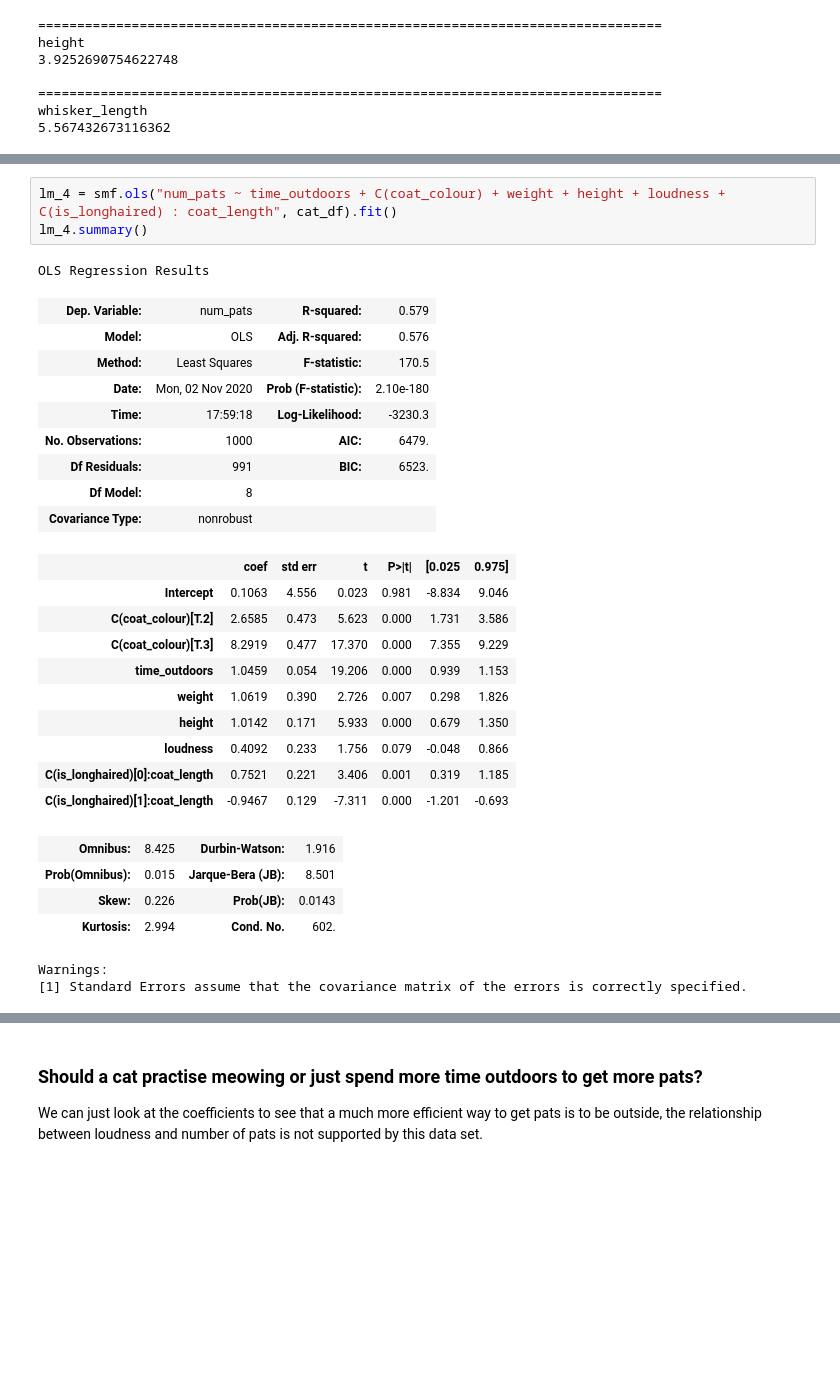
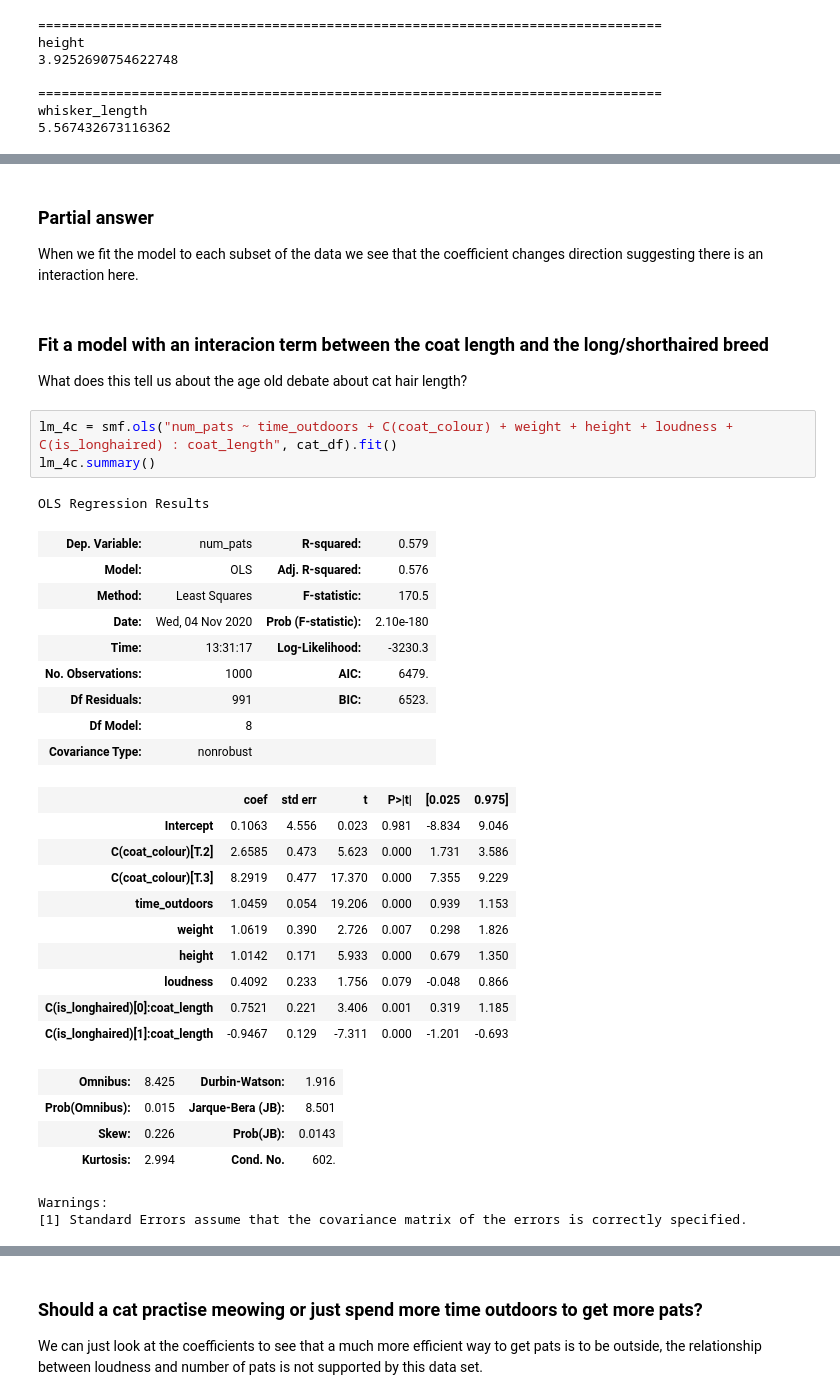
Before and after one commit to aezarebski/aas-extended-examples, a Jupyter notebook: example-2/example-2-answers.ipynb, the cells around one changed output, grey strips where cells are left out. Cells and saved outputs as stored; diff of their text form; blank space fills up the shorter version.

Commit message:
editing example 2 answers

```diff
--- a/example-2/example-2-answers.ipynb
+++ b/example-2/example-2-answers.ipynb
@@ -175,13 +269,21 @@ What do you notice about the $R^2$ when this modification has been made?
+# %% [markdown]
+### Partial answer
+
+When we fit the model to each subset of the data we see that the coefficient changes direction suggesting there is an interaction here.
+# %% [markdown]
+### Fit a model with an interacion term between the coat length and the long/shorthaired breed
+
+What does this tell us about the age old debate about cat hair length?
 # %%
-lm_4 = smf.ols("num_pats ~ time_outdoors + C(coat_colour) + weight + height + loudness + C(is_longhaired) : coat_length", cat_df).fit()
-lm_4.summary()
+lm_4c = smf.ols("num_pats ~ time_outdoors + C(coat_colour) + weight + height + loudness + C(is_longhaired) : coat_length", cat_df).fit()
+lm_4c.summary()
 # %% [output]
 OLS Regression Results
 | Dep. Variable: | num_pats | R-squared: | 0.579 |
 | Model: | OLS | Adj. R-squared: | 0.576 |
 | Method: | Least Squares | F-statistic: | 170.5 |
-| Date: | Mon, 02 Nov 2020 | Prob (F-statistic): | 2.10e-180 |
-| Time: | 17:59:18 | Log-Likelihood: | -3230.3 |
+| Date: | Wed, 04 Nov 2020 | Prob (F-statistic): | 2.10e-180 |
+| Time: | 13:31:17 | Log-Likelihood: | -3230.3 |
 | No. Observations: | 1000 | AIC: | 6479. |
 | Df Residuals: | 991 | BIC: | 6523. |
 | Df Model: | 8 |  |  |
```
Also changed, not shown: parts of 37 cells of this notebook.
